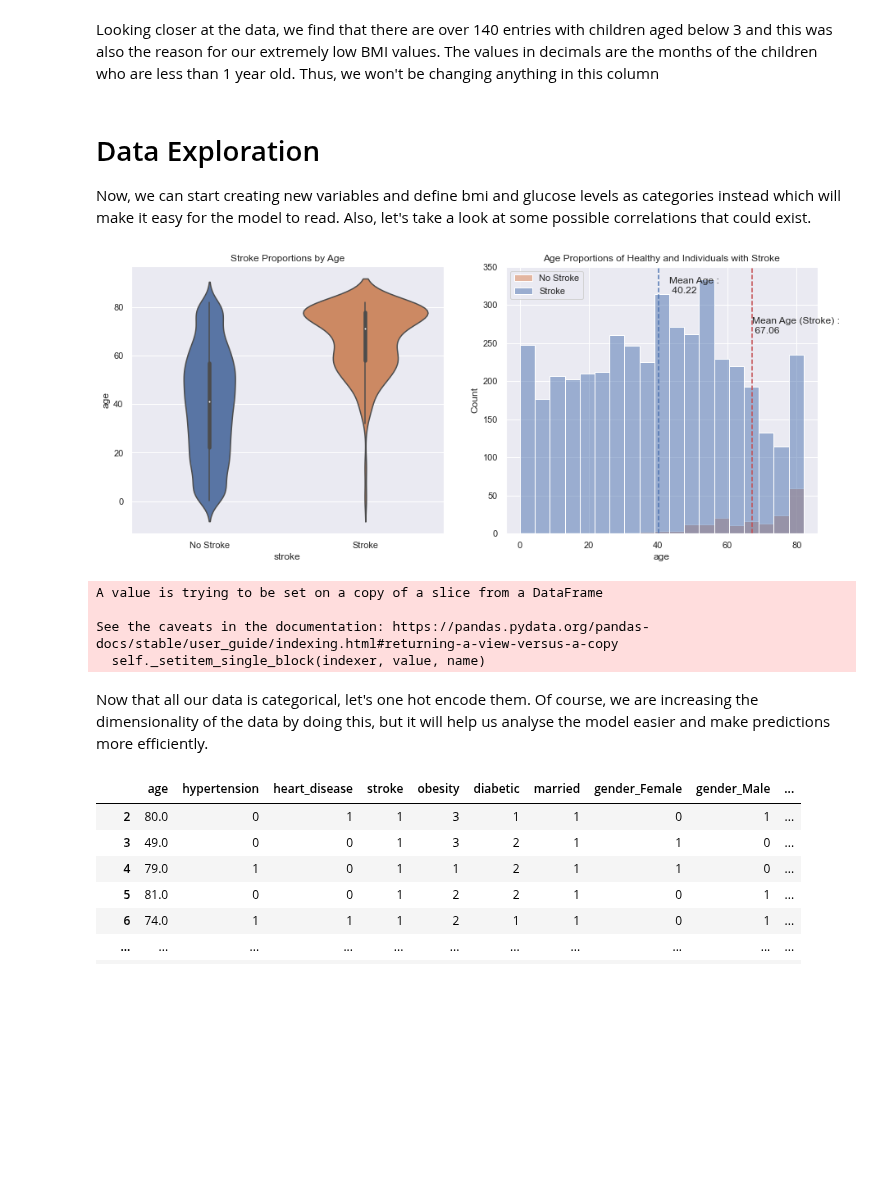
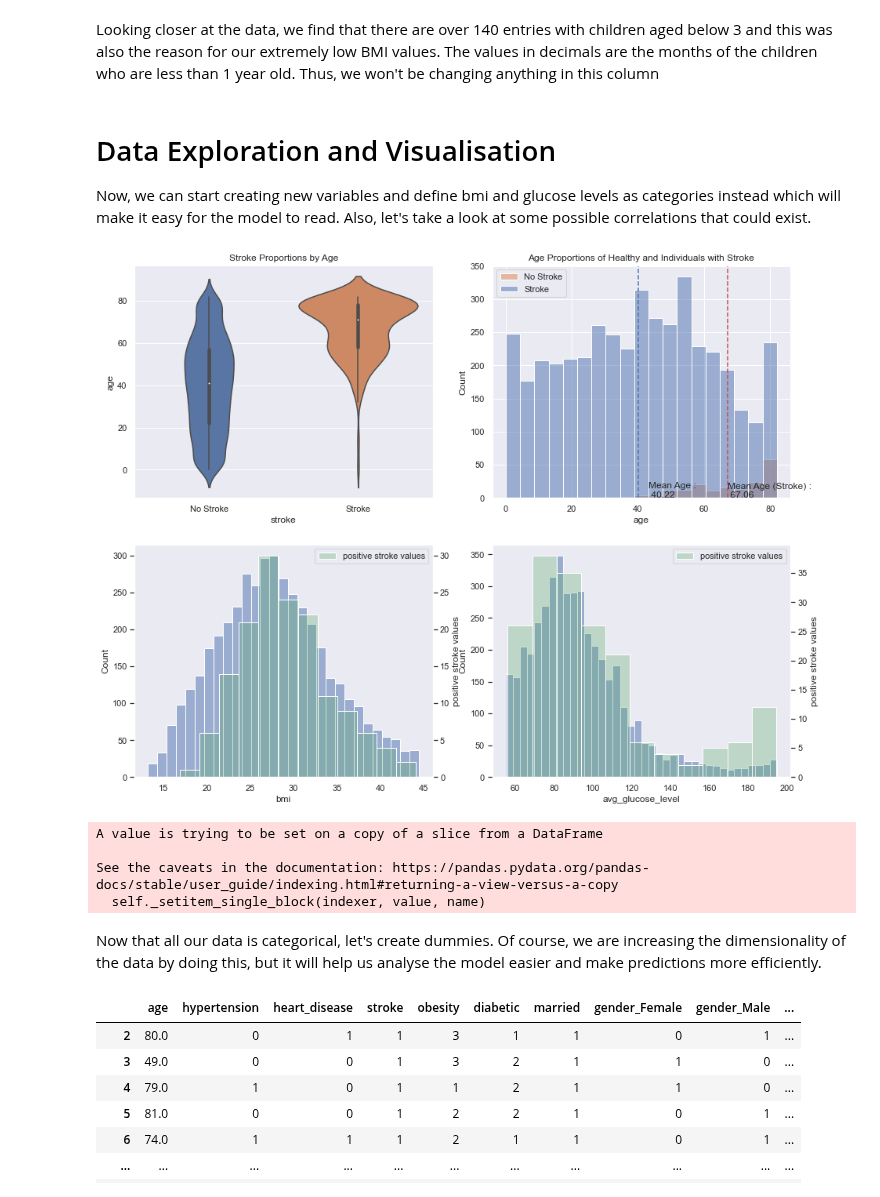
Before and after one commit to Harsh-2420/kaggle, a Jupyter notebook: Stroke Prediction/stroke-analysis.ipynb, the cells around one changed output. Saved outputs shown, nothing was run; the diff lists cells and outputs as text; code cells hidden in the pictures; blank space fills up the shorter version.

Commit message:
Data Visualisations added

```diff
--- a/Stroke Prediction/stroke-analysis.ipynb
+++ b/Stroke Prediction/stroke-analysis.ipynb
@@ -134,32 +154,51 @@ display(data[data['age'] < 3].describe())
 # %% [markdown]
 Looking closer at the data, we find that there are over 140 entries with children aged below 3 and this was also the reason for our extremely low BMI values. The values in decimals are the months of the children who are less than 1 year old. Thus, we won't be changing anything in this column
 # %% [markdown]
-# Data Exploration
+# Data Exploration and Visualisation
 
 Now, we can start creating new variables and define bmi and glucose levels as categories instead which will make it easy for the model to read.
 Also, let's take a look at some possible correlations that could exist.
 # %%
-fig, (ax2,ax3) = plt.subplots(1,2, figsize=(15,6))
+fig, ((ax2,ax3), (ax1, ax4)) = plt.subplots(2,2, figsize=(15,12))
 
 sns.violinplot(x=data['stroke'], y=data['age'], ax = ax2)
 ax2.set_title('Stroke Proportions by Age')
 ax2.set_xticklabels( ['No Stroke', 'Stroke'])
 
 sns.histplot(data = data, x = 'age', hue='stroke', ax = ax3)
 ax3.set_title('Age Proportions of Healthy and Individuals with Stroke')
-plt.legend(loc='upper left', labels=['No Stroke', 'Stroke'])
+ax3.legend(loc='upper left', labels=['No Stroke', 'Stroke'])
 
 miny_lim, y_lim = plt.ylim()
 ax3.axvline(data[data['stroke']==1]['age'].mean(), linestyle='--', color='r')
 ax3.axvline(data[data['stroke']==0]['age'].mean(), linestyle='--')
 ax3.text(s = f"Mean Age (Stroke) : \n {data[data['stroke']==1]['age'].mean():.2f}",
          y = y_lim * 0.75, x =data[data['stroke']==1]['age'].mean() )
 ax3.text(s = f"Mean Age : \n {data[data['stroke']==0]['age'].mean():.2f}",
          y = y_lim * 0.9, x =data[data['stroke']==0]['age'].mean()+3 )
 
+
+edaData = data[data['stroke']==1]
+sns.histplot(data = data, x = 'bmi', ax = ax1, alpha=0.5 )
+ax10 = ax1.twinx()
+sns.histplot(data = edaData, x = 'bmi', ax = ax10, color='g', alpha=0.3)
+
+sns.histplot(data = data, x = 'avg_glucose_level', ax = ax4, alpha=0.5)
+ax11 = ax4.twinx()
+ax11.grid(False)
+ax10.grid(False)
+ax1.grid(False)
+ax4.grid(False)
+sns.histplot(data = edaData, x = 'avg_glucose_level', ax = ax11, color='g', alpha=0.3)
+ax10.legend(loc='upper right', labels=['positive stroke values'])
+ax10.set_ylabel('positive stroke values')
+
+ax11.legend(loc='upper right', labels=['positive stroke values'])
+ax11.set_ylabel('positive stroke values')
+
 plt.show()
 # %% [output]
-[figure, old version]
+[figure, new version]
 # %%
 # Note: The BMI index works as a range in combination with height and weight. Since we don't have these parameters, we will be avergaing the range and applying the BMI value.
 # 0 - Underweight; 1 - Healthy; 2 - Overweight; 3 - Obese
@@ -181,7 +220,7 @@ A value is trying to be set on a copy of a slice from a DataFrame
 See the caveats in the documentation: https://pandas.pydata.org/pandas-docs/stable/user_guide/indexing.html#returning-a-view-versus-a-copy
   self._setitem_single_block(indexer, value, name)
 # %% [markdown]
-Now that all our data is categorical, let's one hot encode them. Of course, we are increasing the dimensionality of the data by doing this, but it will help us analyse the model easier and make predictions more efficiently.
+Now that all our data is categorical, let's create dummies. Of course, we are increasing the dimensionality of the data by doing this, but it will help us analyse the model easier and make predictions more efficiently.
 # %%
 data.drop(['bmi'], inplace=True, axis=1)
 data.drop(['avg_glucose_level'], inplace=True, axis=1)
```
Also changed, not shown: parts of 17 cells of this notebook.
